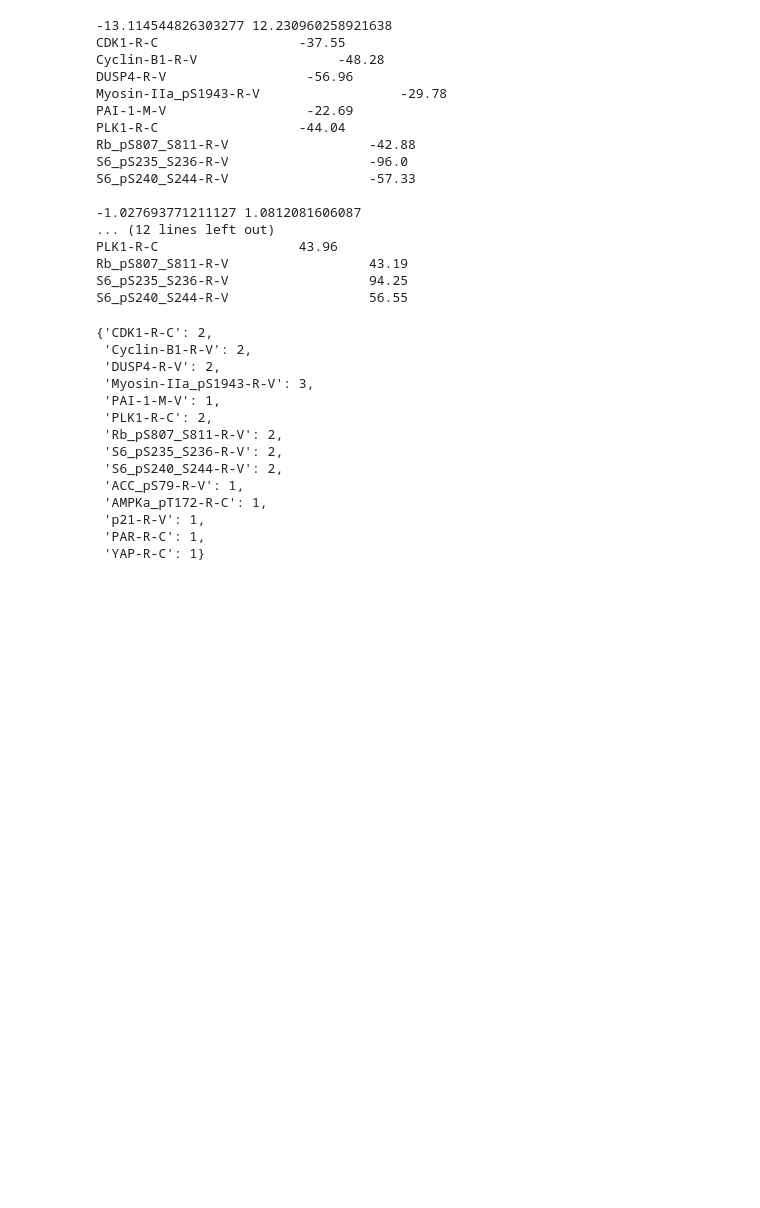
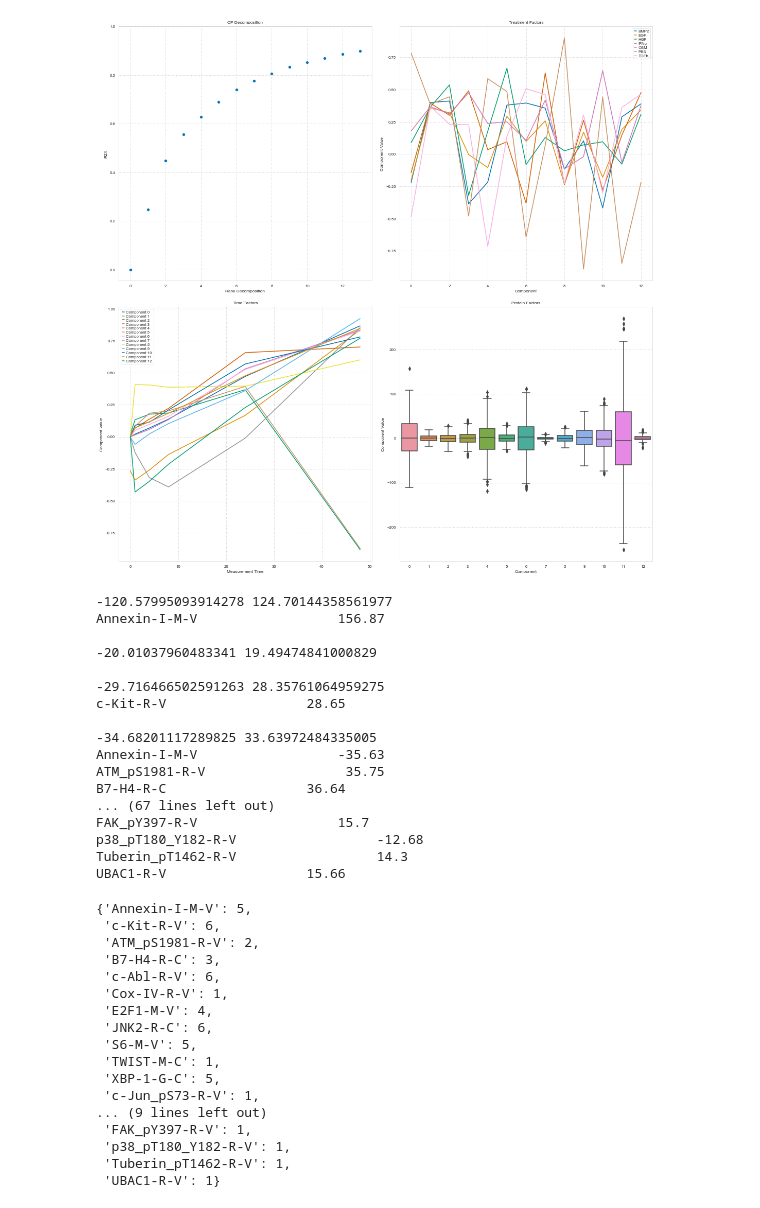
Before and after one commit to meyer-lab/tfac-ccle, a Jupyter notebook: ProteinFactors.ipynb, the cells around one changed output. Saved outputs shown, nothing was run; the diff lists cells and outputs as text; code cells hidden in the pictures; blank space fills up the shorter version.

```diff
--- a/ProteinFactors.ipynb
+++ b/ProteinFactors.ipynb
@@ -22,3 +57,16 @@ proteinPlot(ax[3], comps[2], 1, 2)
+# %%
+tensor, treatments, times = form_tensor()
+zscore_tensor_byprotein = z_score_tensor_byprotein(tensor)
+results = cp_decomp(zscore_tensor_byprotein, 13)
+comps = reorient_factors(results[1])
+# %%
+ax, f = getSetup((15, 15), (2, 2))
+R2X_figure(ax[0], zscore_tensor_byprotein)
+treatmentPlot(ax[1], comps[0], treatments)
+timePlot(ax[2], comps[1])
+proteinPlot(ax[3], comps[2], 1, 2)
+# %% [output]
+[figure, added]
 # %%
 df = pd.DataFrame(comps[2])
 from tfac.dataHelpers import importLINCSprotein
@@ -35,43 +83,46 @@ prots = {}
 for i in range(df.columns.size - 1):
     print(Q1[i] - 1.5*IQR[i], Q3[i] + 1.5*IQR[i])
     for row, col in df.iterrows():
-        if((col[i]< (Q1[i] - 3 * IQR[i])) or (col[i] > (Q3[i] + 3 * IQR[i]))):
-            print(col["Proteins"], '                ', np.round(col[i], 2))
+        if((col[i]< (Q1[i] - 1.5 * IQR[i])) or (col[i] > (Q3[i] + 1.5 * IQR[i]))):
             if col["Proteins"] not in prots:
                 prots[col["Proteins"]] = 1
             else:
                 prots[col["Proteins"]] += 1
+            print(col["Proteins"], '                ', np.round(col[i], 2))
     print()
 display(prots)
 # %% [output]
--13.114544826303277 12.230960258921638
-CDK1-R-C                  -37.55
-Cyclin-B1-R-V                  -48.28
-DUSP4-R-V                  -56.96
-Myosin-IIa_pS1943-R-V                  -29.78
-PAI-1-M-V                  -22.69
-PLK1-R-C                  -44.04
-Rb_pS807_S811-R-V                  -42.88
-S6_pS235_S236-R-V                  -96.0
-S6_pS240_S244-R-V                  -57.33
+-120.57995093914278 124.70144358561977
+Annexin-I-M-V                  156.87
 
--1.027693771211127 1.0812081606087
-... (12 lines left out)
-PLK1-R-C                  43.96
-Rb_pS807_S811-R-V                  43.19
-S6_pS235_S236-R-V                  94.25
-S6_pS240_S244-R-V                  56.55
+-20.01037960483341 19.49474841000829
+
+-29.716466502591263 28.35761064959275
+c-Kit-R-V                  28.65
+
+-34.68201117289825 33.63972484335005
+Annexin-I-M-V                  -35.63
+ATM_pS1981-R-V                  35.75
+B7-H4-R-C                  36.64
+... (67 lines left out)
+FAK_pY397-R-V                  15.7
+p38_pT180_Y182-R-V                  -12.68
+Tuberin_pT1462-R-V                  14.3
+UBAC1-R-V                  15.66
-{'CDK1-R-C': 2,
- 'Cyclin-B1-R-V': 2,
- 'DUSP4-R-V': 2,
- 'Myosin-IIa_pS1943-R-V': 3,
- 'PAI-1-M-V': 1,
- 'PLK1-R-C': 2,
- 'Rb_pS807_S811-R-V': 2,
- 'S6_pS235_S236-R-V': 2,
- 'S6_pS240_S244-R-V': 2,
- 'ACC_pS79-R-V': 1,
- 'AMPKa_pT172-R-C': 1,
- 'p21-R-V': 1,
- 'PAR-R-C': 1,
- 'YAP-R-C': 1}
+{'Annexin-I-M-V': 5,
+ 'c-Kit-R-V': 6,
+ 'ATM_pS1981-R-V': 2,
+ 'B7-H4-R-C': 3,
+ 'c-Abl-R-V': 6,
+ 'Cox-IV-R-V': 1,
+ 'E2F1-M-V': 4,
+ 'JNK2-R-C': 6,
+ 'S6-M-V': 5,
+ 'TWIST-M-C': 1,
+ 'XBP-1-G-C': 5,
+ 'c-Jun_pS73-R-V': 1,
+... (9 lines left out)
+ 'FAK_pY397-R-V': 1,
+ 'p38_pT180_Y182-R-V': 1,
+ 'Tuberin_pT1462-R-V': 1,
+ 'UBAC1-R-V': 1}
```
Also changed, not shown: parts of 6 cells of this notebook, 1 other file.
